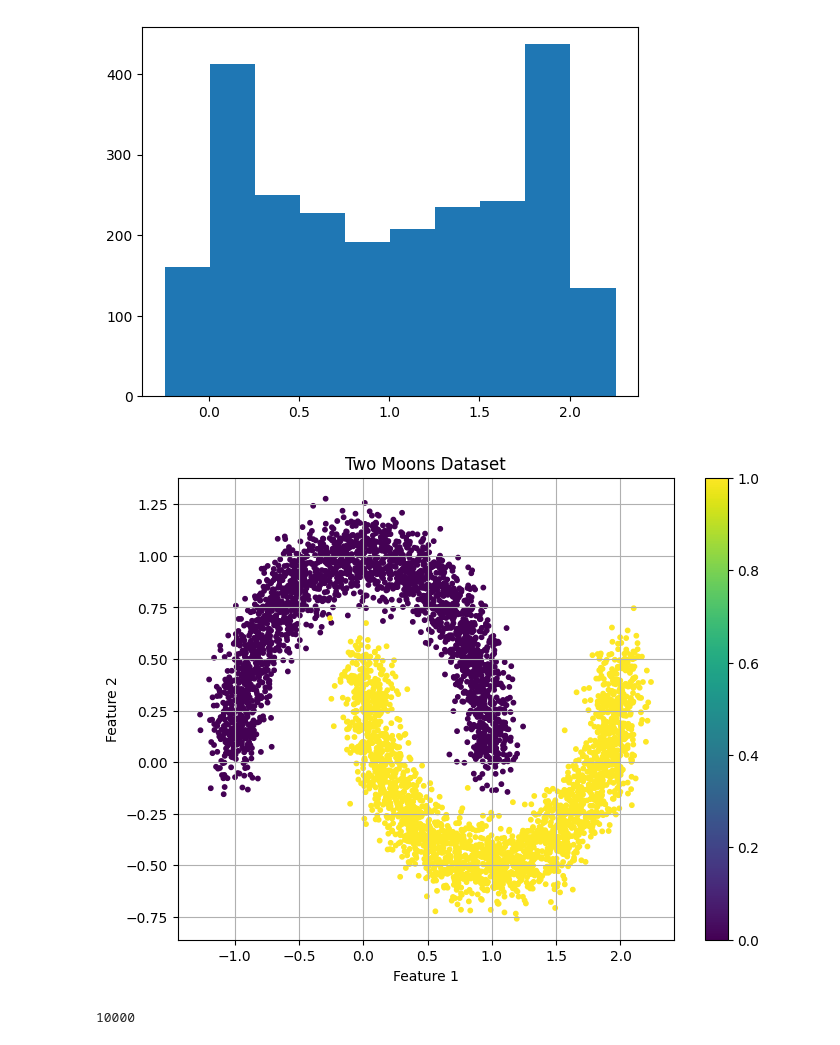
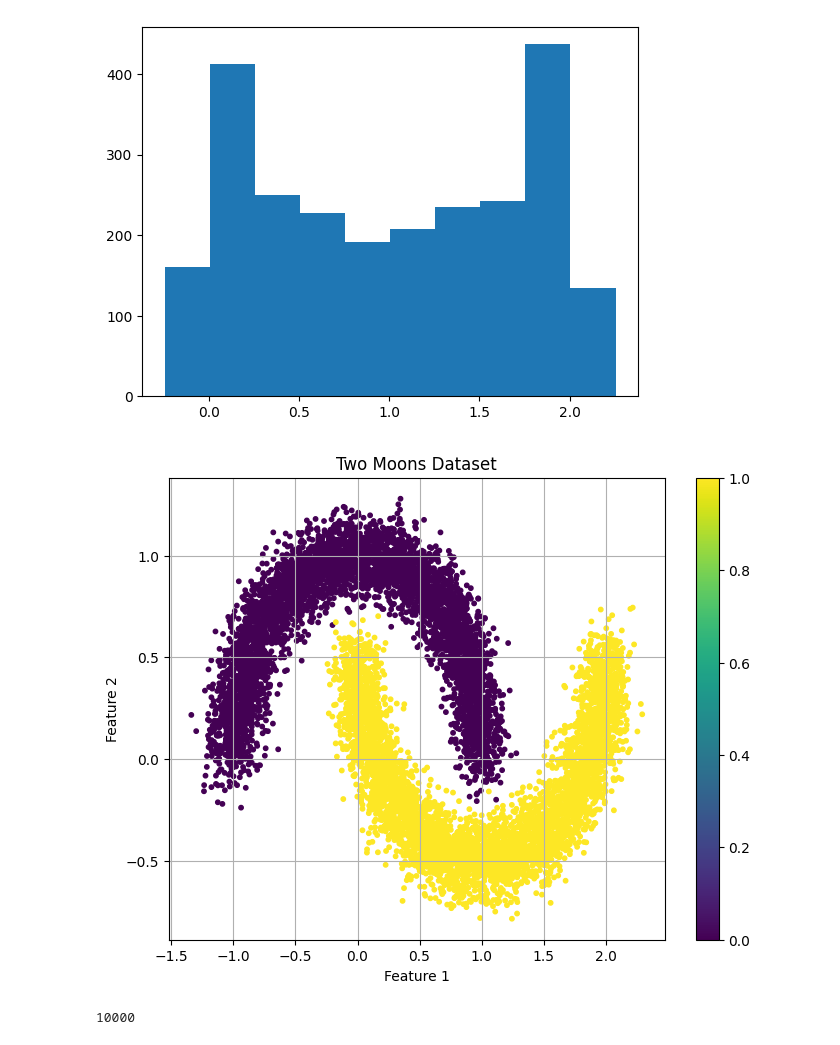
Before and after one commit to mattocallaghan/Score_SBI, a Jupyter notebook: plots.ipynb, the cells around one changed output. Drawn from its saved outputs; the diff is of its cells as text; code cells hidden in the pictures.

```diff
--- a/plots.ipynb
+++ b/plots.ipynb
@@ -282,23 +416,23 @@ plt.hist(X_moons[y_moons==1, 0])
 # %%
 from sklearn.datasets import make_moons
 
 # Number of samples
-n = 5000
+n = 10000
 
 # Generate two moons dataset
 X_moons, y_moons = make_moons(n_samples=n, noise=0.1)
 
 # Plot the generated data
 plt.figure(figsize=(8, 6))
 plt.scatter(X_moons[:, 0], X_moons[:, 1], c=y_moons, cmap='viridis', s=10)
 plt.title('Two Moons Dataset')
 plt.xlabel('Feature 1')
 plt.ylabel('Feature 2')
 plt.colorbar()
 plt.grid(True)
 plt.show()
 # %% [output]
-[figure, old version]
+[figure, new version]
 # %%
 100*100
 # %% [output]
```
Also changed, not shown: parts of 16 cells of this notebook, 12 other files.
